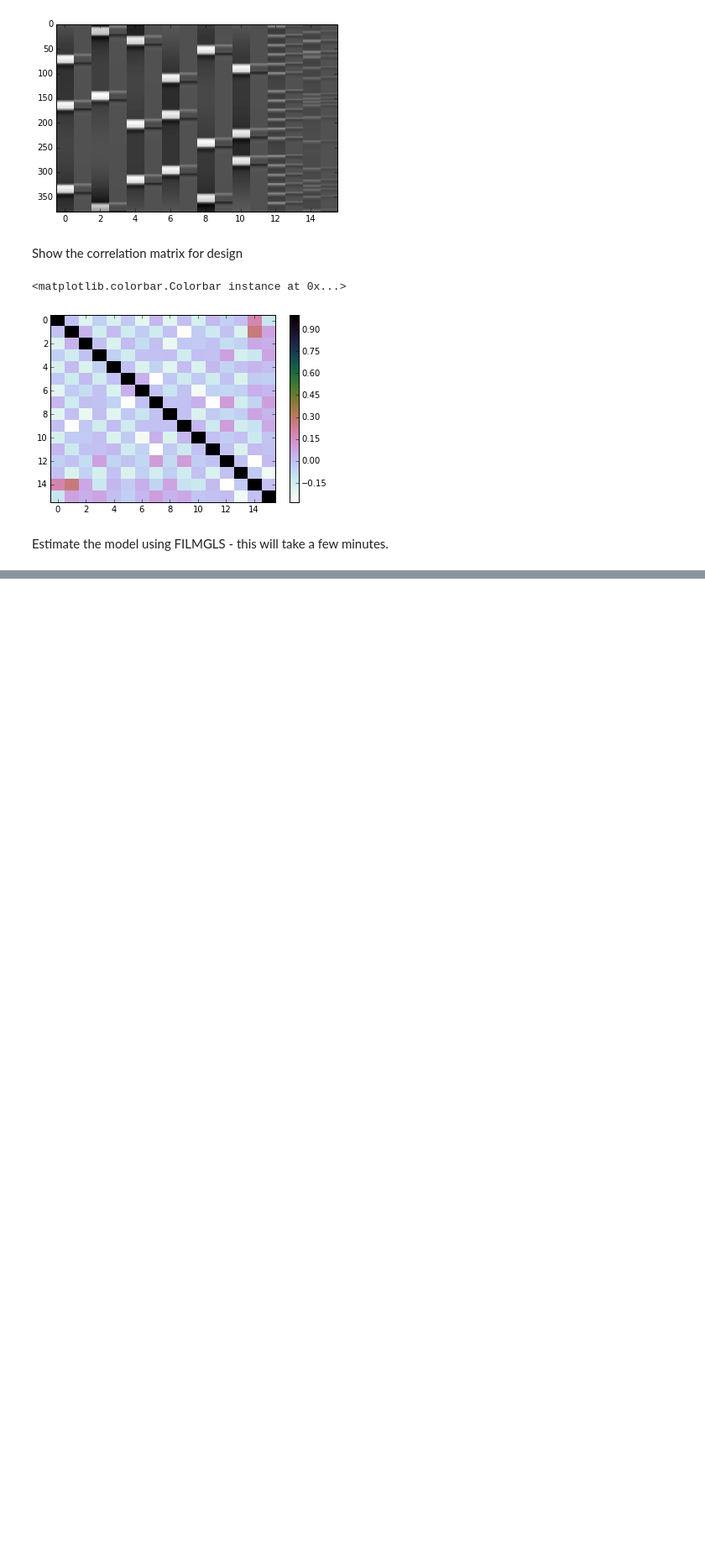
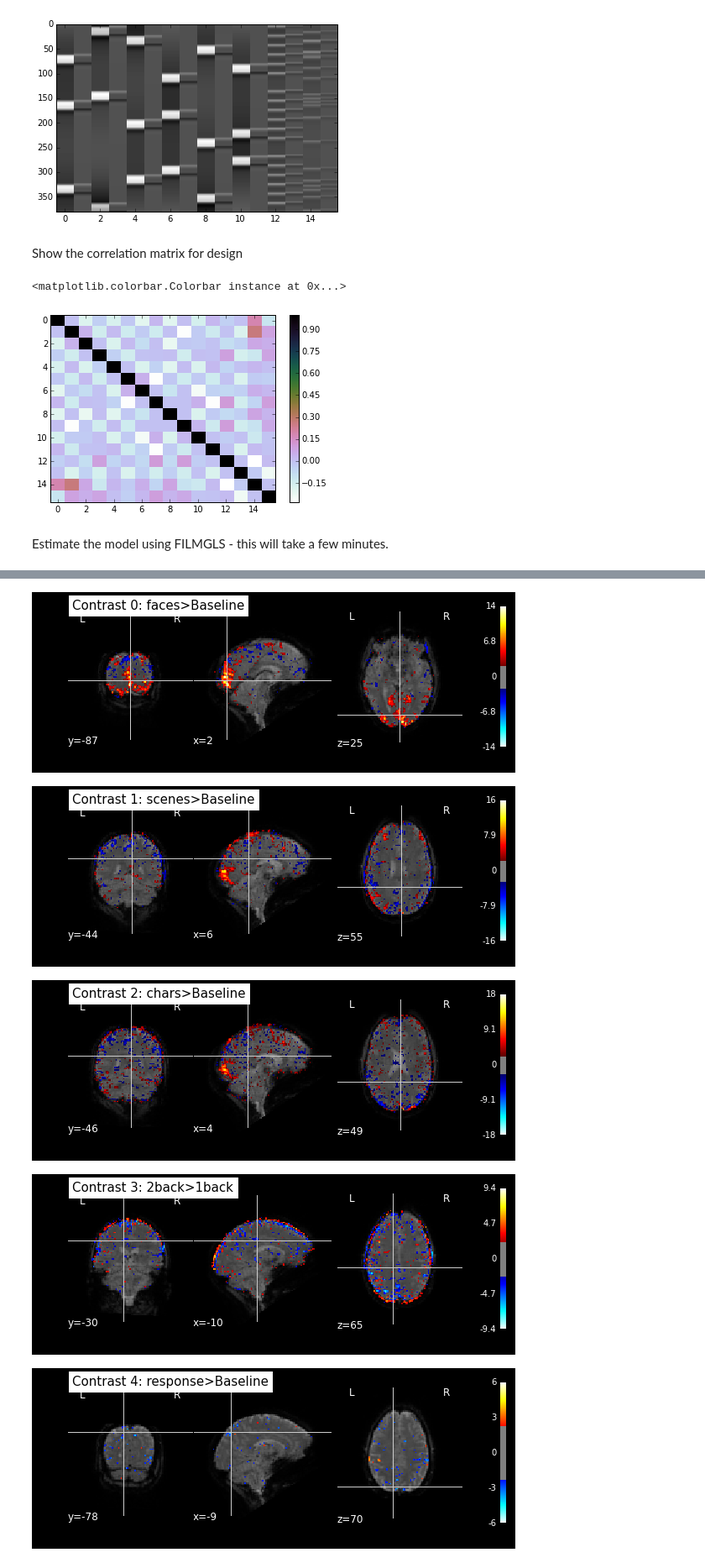
Before and after one commit to poldrack/fmri-analysis-vm, a Jupyter notebook: analysis/firstlevel/First level modeling.ipynb, the cells around one changed output, grey strips where cells are left out. Shown at 84% size. Cells and saved outputs as stored; diff of their text form; code cells hidden in the pictures; blank space fills up the shorter version.

```diff
--- a/analysis/firstlevel/First level modeling.ipynb
+++ b/analysis/firstlevel/First level modeling.ipynb
@@ -166,3 +160,8 @@ plt.colorbar()
 [figure]
 # %% [markdown]
 Estimate the model using FILMGLS - this will take a few minutes.
+# %%
+mask = mem.cache(fsl.maths.ApplyMask)
+mask_results = mask(in_file=preprocessed_epi,
+                    mask_file=os.path.join(results_dir, "mask.nii.gz"))
+mask_results.outputs
@@ -169,11 +172,8 @@ Estimate the model using FILMGLS - this will take a few minutes.
 # %%
-fgls = mem.cache(fsl.FILMGLS)
-fgls_results = fgls(in_file = preprocessed_epi,
-                    autocorr_noestimate = True,
-                    design_file = modelgen_results.outputs.design_file,
-                    tcon_file = modelgen_results.outputs.con_file,
-                    threshold= 1000,
-                    full_data=True,
-                    mask_size=5)
-fgls_results.outputs
+filmgls = mem.cache(fsl.FILMGLS)
+filmgls_results = filmgls(in_file=mask_results.outputs.out_file,
+                          design_file = modelgen_results.outputs.design_file,
+                          tcon_file = modelgen_results.outputs.con_file,
+                          autocorr_noestimate = True)
+filmgls_results.outputs
 # %% [output]
@@ -192,8 +195,13 @@ Log directory is: results
 # %%
-zstats=glob.glob(os.path.join(modeldir,'stats/zstat*.nii.gz'))
-zstats.sort()
 meanimg=nibabel.load(os.path.join(results_dir, "meanbold.nii.gz"))
 
-for zstat in fgls_results.outputs.zstats:
-    fmap_display=nilearn.plotting.plot_stat_map(zstat,meanimg,threshold=2.3,
-                title='Contrast %d: %s'%(connum,contrasts[connum-1][0]))
+for contrast_i in range(len(contrasts)):
+    nilearn.plotting.plot_stat_map(filmgls_results.outputs.zstats[contrast_i], meanimg,
+                                   title='Contrast %d: %s'%(contrast_i,contrasts[contrast_i][0]),
+                                   threshold=2.3)
+# %% [output]
+[figure, added]
+[figure, added]
+[figure, added]
+[figure, added]
+[figure, added]
```
Also changed, not shown: parts of 13 cells of this notebook, 2 other files.
